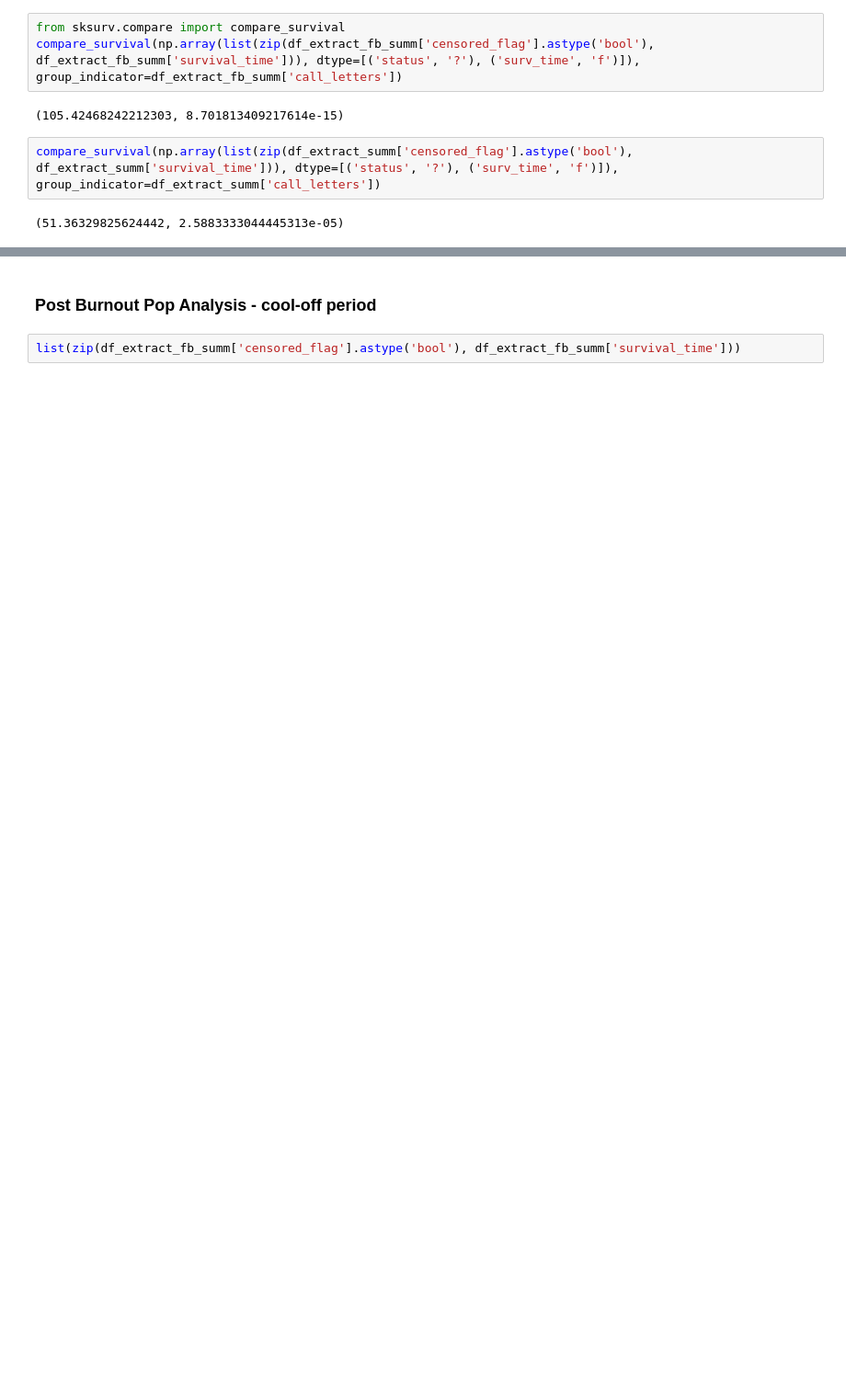
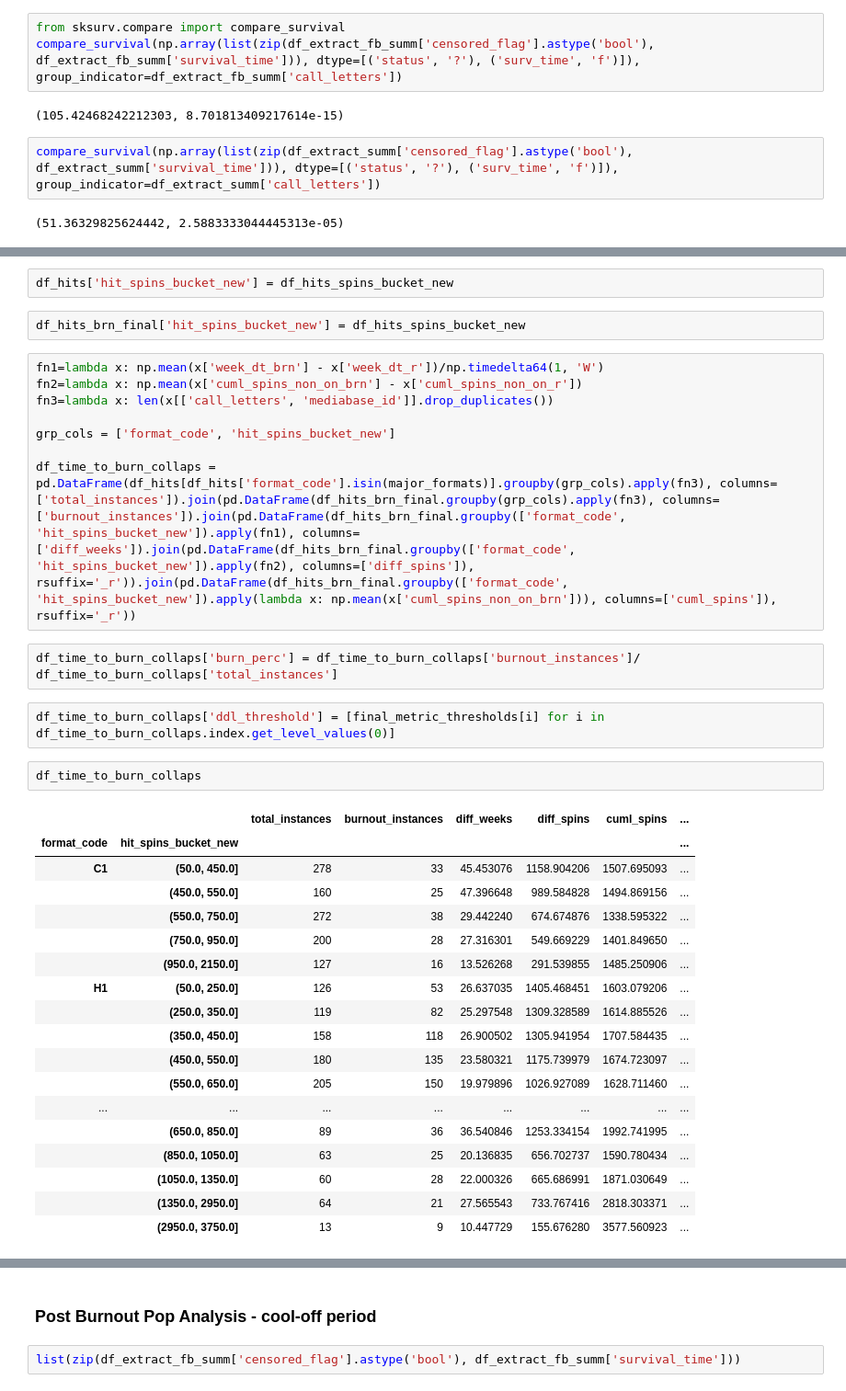
Before and after one commit to gjampanih/adds-early-burnout-warning-model, a Jupyter notebook: notebooks/ebw_metrics_analysis.ipynb, the cells around one changed output, grey strips where cells are left out. Shown at 92% size. Saved outputs shown, nothing was run; the diff lists cells and outputs as text; blank space fills up the shorter version.

Commit message:
adds-early-burnout-warning: metrics analysis notebook updates

```diff
--- a/notebooks/ebw_metrics_analysis.ipynb
+++ b/notebooks/ebw_metrics_analysis.ipynb
@@ -1196,0 +1292,37 @@ compare_survival(np.array(list(zip(df_extract_summ['censored_flag'].astype('bool
+# %%
+df_hits['hit_spins_bucket_new'] = df_hits_spins_bucket_new
+# %%
+df_hits_brn_final['hit_spins_bucket_new'] = df_hits_spins_bucket_new
+# %%
+fn1=lambda x: np.mean(x['week_dt_brn'] - x['week_dt_r'])/np.timedelta64(1, 'W')
+fn2=lambda x: np.mean(x['cuml_spins_non_on_brn'] - x['cuml_spins_non_on_r'])
+fn3=lambda x: len(x[['call_letters', 'mediabase_id']].drop_duplicates())
+
+grp_cols = ['format_code', 'hit_spins_bucket_new']
+
+df_time_to_burn_collaps = pd.DataFrame(df_hits[df_hits['format_code'].isin(major_formats)].groupby(grp_cols).apply(fn3), columns=['total_instances']).join(pd.DataFrame(df_hits_brn_final.groupby(grp_cols).apply(fn3), columns=['burnout_instances']).join(pd.DataFrame(df_hits_brn_final.groupby(['format_code', 'hit_spins_bucket_new']).apply(fn1), columns=['diff_weeks']).join(pd.DataFrame(df_hits_brn_final.groupby(['format_code', 'hit_spins_bucket_new']).apply(fn2), columns=['diff_spins']), rsuffix='_r')).join(pd.DataFrame(df_hits_brn_final.groupby(['format_code', 'hit_spins_bucket_new']).apply(lambda x: np.mean(x['cuml_spins_non_on_brn'])), columns=['cuml_spins']), rsuffix='_r'))
+# %%
+df_time_to_burn_collaps['burn_perc'] = df_time_to_burn_collaps['burnout_instances']/ df_time_to_burn_collaps['total_instances']
+# %%
+df_time_to_burn_collaps['ddl_threshold'] = [final_metric_thresholds[i] for i in df_time_to_burn_collaps.index.get_level_values(0)]
+# %%
+df_time_to_burn_collaps
+# %% [output]
+|  |  | total_instances | burnout_instances | diff_weeks | diff_spins | cuml_spins | ... |
+| format_code | hit_spins_bucket_new |  |  |  |  |  | ... |
+| C1 | (50.0, 450.0] | 278 | 33 | 45.453076 | 1158.904206 | 1507.695093 | ... |
+|  | (450.0, 550.0] | 160 | 25 | 47.396648 | 989.584828 | 1494.869156 | ... |
+|  | (550.0, 750.0] | 272 | 38 | 29.442240 | 674.674876 | 1338.595322 | ... |
+|  | (750.0, 950.0] | 200 | 28 | 27.316301 | 549.669229 | 1401.849650 | ... |
+|  | (950.0, 2150.0] | 127 | 16 | 13.526268 | 291.539855 | 1485.250906 | ... |
+| H1 | (50.0, 250.0] | 126 | 53 | 26.637035 | 1405.468451 | 1603.079206 | ... |
+|  | (250.0, 350.0] | 119 | 82 | 25.297548 | 1309.328589 | 1614.885526 | ... |
+|  | (350.0, 450.0] | 158 | 118 | 26.900502 | 1305.941954 | 1707.584435 | ... |
+|  | (450.0, 550.0] | 180 | 135 | 23.580321 | 1175.739979 | 1674.723097 | ... |
+|  | (550.0, 650.0] | 205 | 150 | 19.979896 | 1026.927089 | 1628.711460 | ... |
+| ... | ... | ... | ... | ... | ... | ... | ... |
+|  | (650.0, 850.0] | 89 | 36 | 36.540846 | 1253.334154 | 1992.741995 | ... |
+|  | (850.0, 1050.0] | 63 | 25 | 20.136835 | 656.702737 | 1590.780434 | ... |
+|  | (1050.0, 1350.0] | 60 | 28 | 22.000326 | 665.686991 | 1871.030649 | ... |
+|  | (1350.0, 2950.0] | 64 | 21 | 27.565543 | 733.767416 | 2818.303371 | ... |
+|  | (2950.0, 3750.0] | 13 | 9 | 10.447729 | 155.676280 | 3577.560923 | ... |
```
Also changed, not shown: parts of 24 cells of this notebook.
